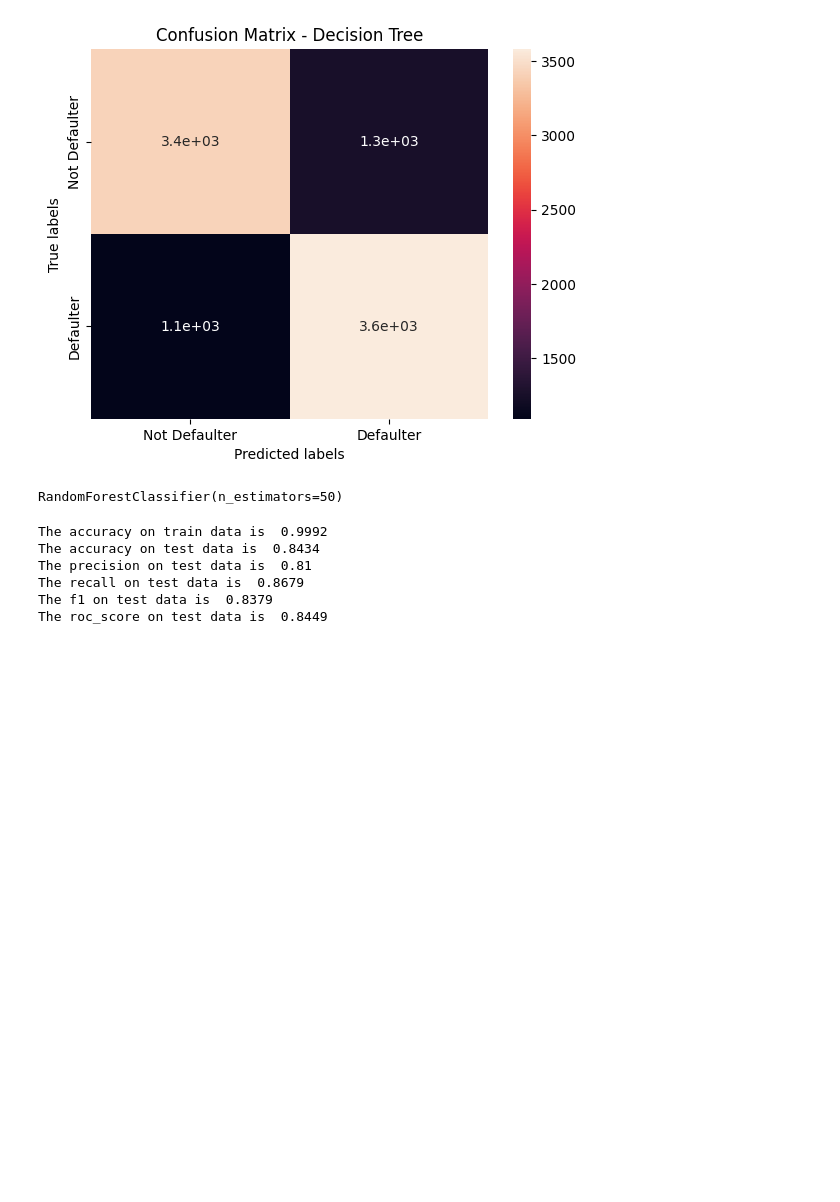
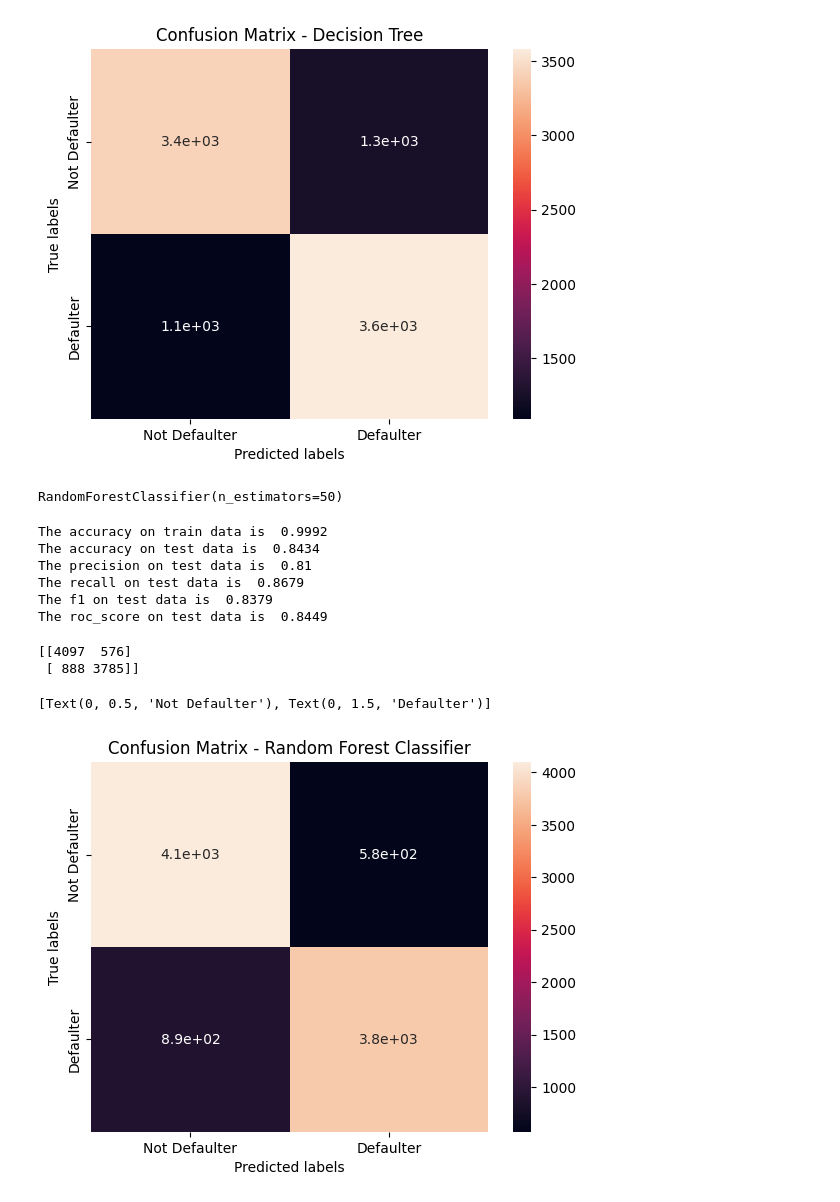
Before and after one commit to shaad4224/credit_card_default_prediction, a Jupyter notebook: Copy_of_credit_card_default_prediction.ipynb, the cells around one changed output. Drawn from its saved outputs; the diff is of its cells as text; code cells hidden in the pictures; blank space fills up the shorter version.

Commit message:
added confusion matrix  in random forest classifier

```diff
--- a/Copy_of_credit_card_default_prediction.ipynb
+++ b/Copy_of_credit_card_default_prediction.ipynb
@@ -749,3 +749,24 @@ The precision on test data is  0.81
 The recall on test data is  0.8679
 The f1 on test data is  0.8379
 The roc_score on test data is  0.8449
+# %%
+# Get the confusion matrix for Random Forest Classifier
+labels = ['Not Defaulter', 'Defaulter']
+cm_rfc = confusion_matrix(y_test, y_pred_rfc )
+print(cm_rfc)
+
+#plot confusion matrix
+ax= plt.subplot()
+sns.heatmap(cm_rfc, annot=True, ax = ax)
+
+# labels, title and ticks
+ax.set_xlabel('Predicted labels')
+ax.set_ylabel('True labels')
+ax.set_title('Confusion Matrix - Random Forest Classifier')
+ax.xaxis.set_ticklabels(labels)
+ax.yaxis.set_ticklabels(labels)
+# %% [output]
+[[4097  576]
+ [ 888 3785]]
+[Text(0, 0.5, 'Not Defaulter'), Text(0, 1.5, 'Defaulter')]
+[figure, added]
```
